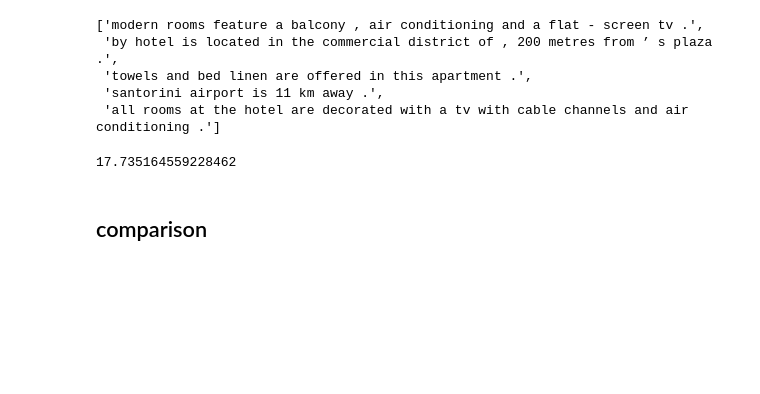
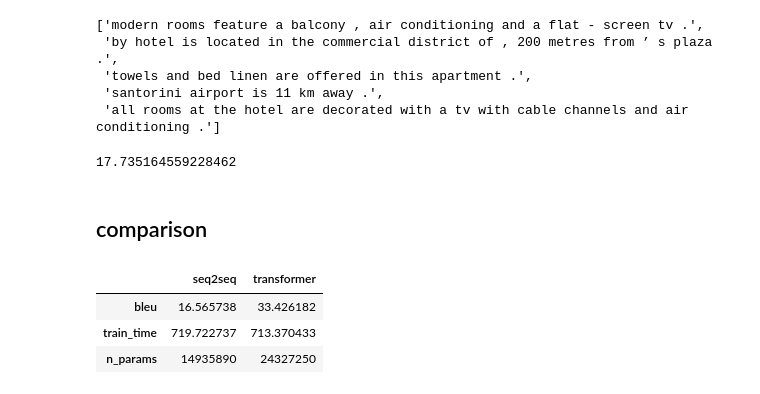
Before and after one commit to furiousteabag/ml-mipt-advanced, a Jupyter notebook: homeworks/lab01_nlp/02_nlp_nmt.ipynb, the cells around one changed output. Drawn from its saved outputs; the diff is of its cells as text; code cells hidden in the pictures; blank space fills up the shorter version.

```diff
--- a/homeworks/lab01_nlp/02_nlp_nmt.ipynb
+++ b/homeworks/lab01_nlp/02_nlp_nmt.ipynb
@@ -1669,0 +1748,8 @@ results[model_name]["val_loss"] = trainer.val_loss
+# %%
+res = pd.DataFrame(results).loc[["bleu", "train_time", "n_params"]]
+display(res)
+# %% [output]
+|  | seq2seq | transformer |
+| bleu | 16.565738 | 33.426182 |
+| train_time | 719.722737 | 713.370433 |
+| n_params | 14935890 | 24327250 |
```
Also changed, not shown: parts of 11 cells of this notebook.
